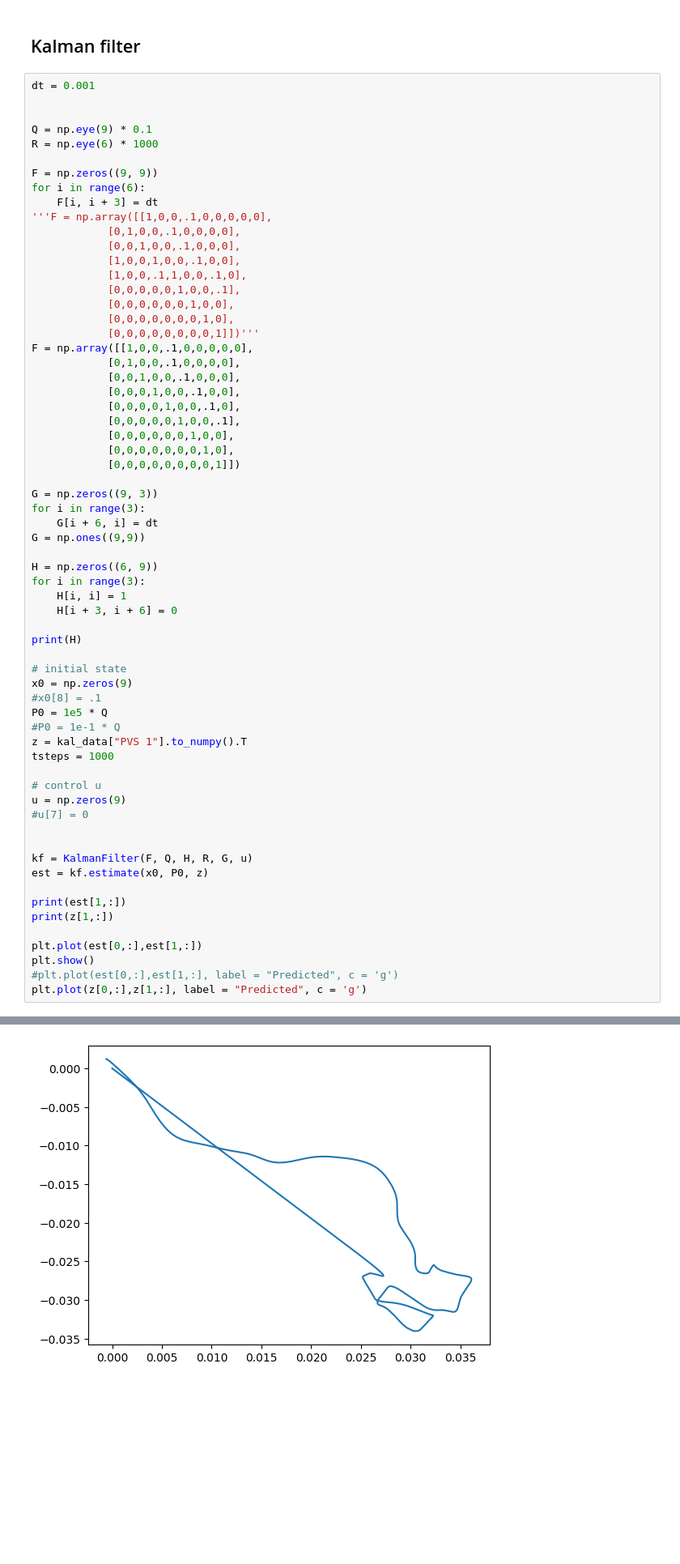
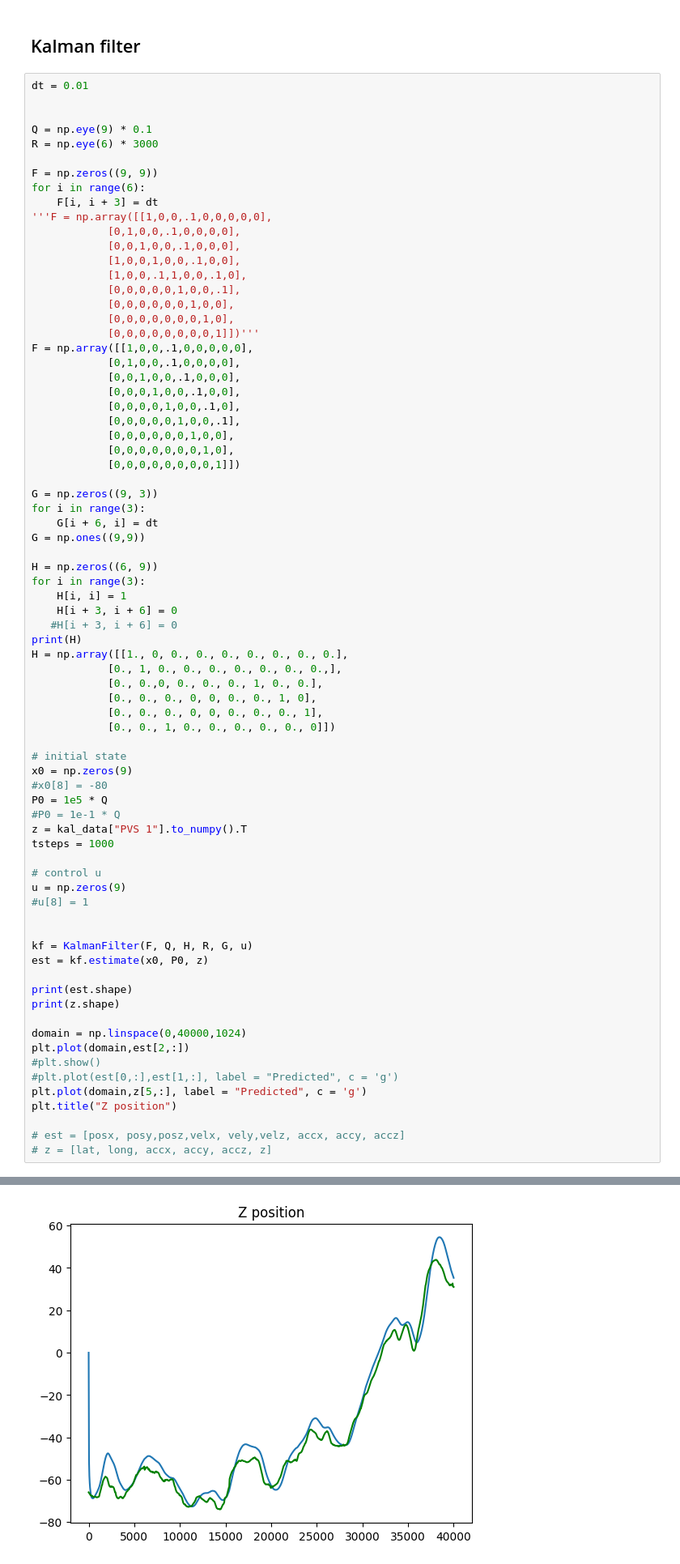
Before and after one commit to binDebug3/CarKalmanFilter, a Jupyter notebook: gwen.ipynb, the cells around one changed output, grey strips where cells are left out. Shown at 81% size. Saved outputs shown, nothing was run; the diff lists cells and outputs as text; blank space fills up the shorter version.

```diff
--- a/gwen.ipynb
+++ b/gwen.ipynb
@@ -151,11 +157,11 @@ kal_data = build_gps_data(data_dict, type="train")
 # %% [markdown]
 ## Kalman filter
 # %%
-dt = 0.001
+dt = 0.01
 
 
 Q = np.eye(9) * 0.1
-R = np.eye(6) * 1000
+R = np.eye(6) * 3000
 
 F = np.zeros((9, 9))
 for i in range(6):
@@ -188,12 +194,18 @@ H = np.zeros((6, 9))
 for i in range(3):
     H[i, i] = 1
     H[i + 3, i + 6] = 0
-
+   #H[i + 3, i + 6] = 0
 print(H)
+H = np.array([[1., 0, 0., 0., 0., 0., 0., 0., 0.],
+            [0., 1, 0., 0., 0., 0., 0., 0., 0.,],
+            [0., 0.,0, 0., 0., 0., 1, 0., 0.],
+            [0., 0., 0., 0, 0, 0., 0., 1, 0],
+            [0., 0., 0., 0, 0, 0., 0., 0., 1],
+            [0., 0., 1, 0., 0., 0., 0., 0., 0]])
 
 # initial state
 x0 = np.zeros(9)
-#x0[8] = .1
+#x0[8] = -80
 P0 = 1e5 * Q
 #P0 = 1e-1 * Q
 z = kal_data["PVS 1"].to_numpy().T
@@ -201,19 +213,24 @@ tsteps = 1000
 
 # control u
 u = np.zeros(9)
-#u[7] = 0
+#u[8] = 1
 
 
 kf = KalmanFilter(F, Q, H, R, G, u)
 est = kf.estimate(x0, P0, z)
 
-print(est[1,:])
-print(z[1,:])
+print(est.shape)
+print(z.shape)
 
-plt.plot(est[0,:],est[1,:])
-plt.show()
+domain = np.linspace(0,40000,1024)
+plt.plot(domain,est[2,:])
+#plt.show()
 #plt.plot(est[0,:],est[1,:], label = "Predicted", c = 'g')
-plt.plot(z[0,:],z[1,:], label = "Predicted", c = 'g')
+plt.plot(domain,z[5,:], label = "Predicted", c = 'g')
+plt.title("Z position")
+
+# est = [posx, posy,posz,velx, vely,velz, accx, accy, accz]
+# z = [lat, long, accx, accy, accz, z]
 # %% [output]
 [[1. 0. 0. 0. 0. 0. 0. 0. 0.]
  [0. 1. 0. 0. 0. 0. 0. 0. 0.]
@@ -228 +244 @@ plt.plot(z[0,:],z[1,:], label = "Predicted", c = 'g')
-[figure, old version]
+[figure, new version]
```
Also changed, not shown: parts of 12 cells of this notebook.
